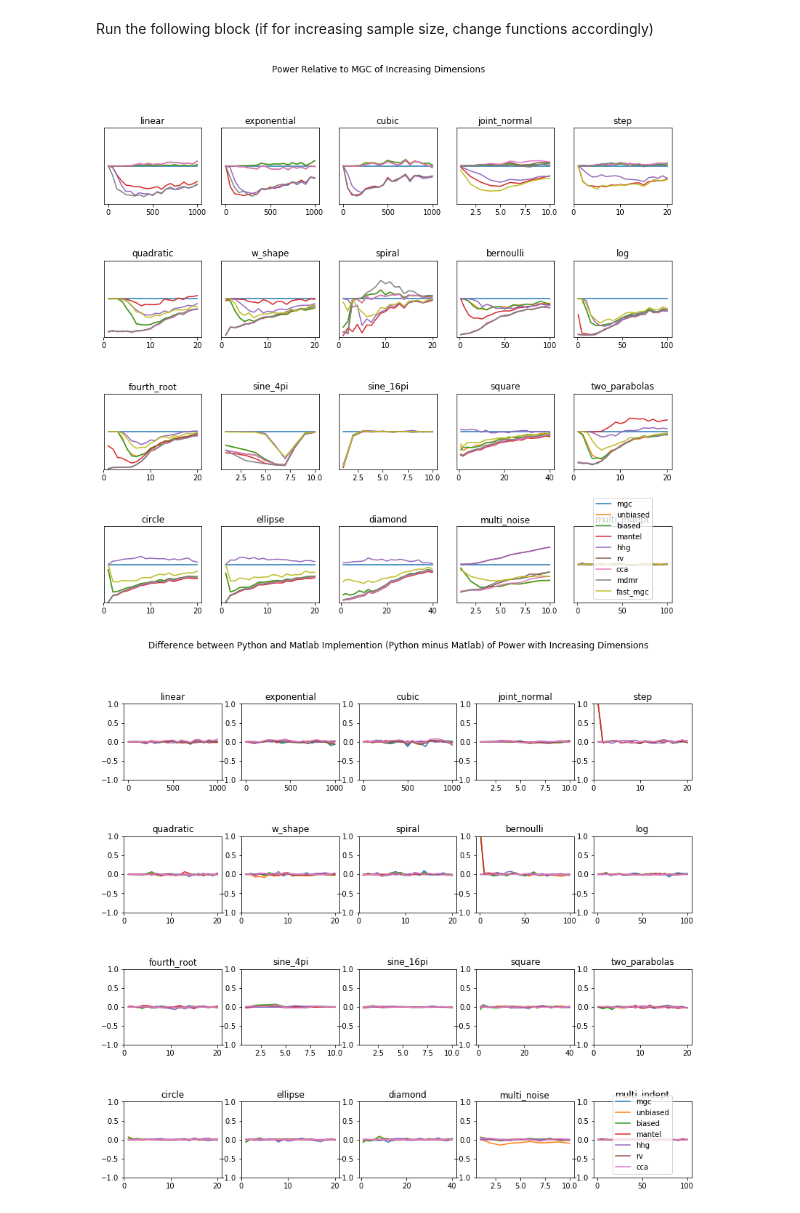
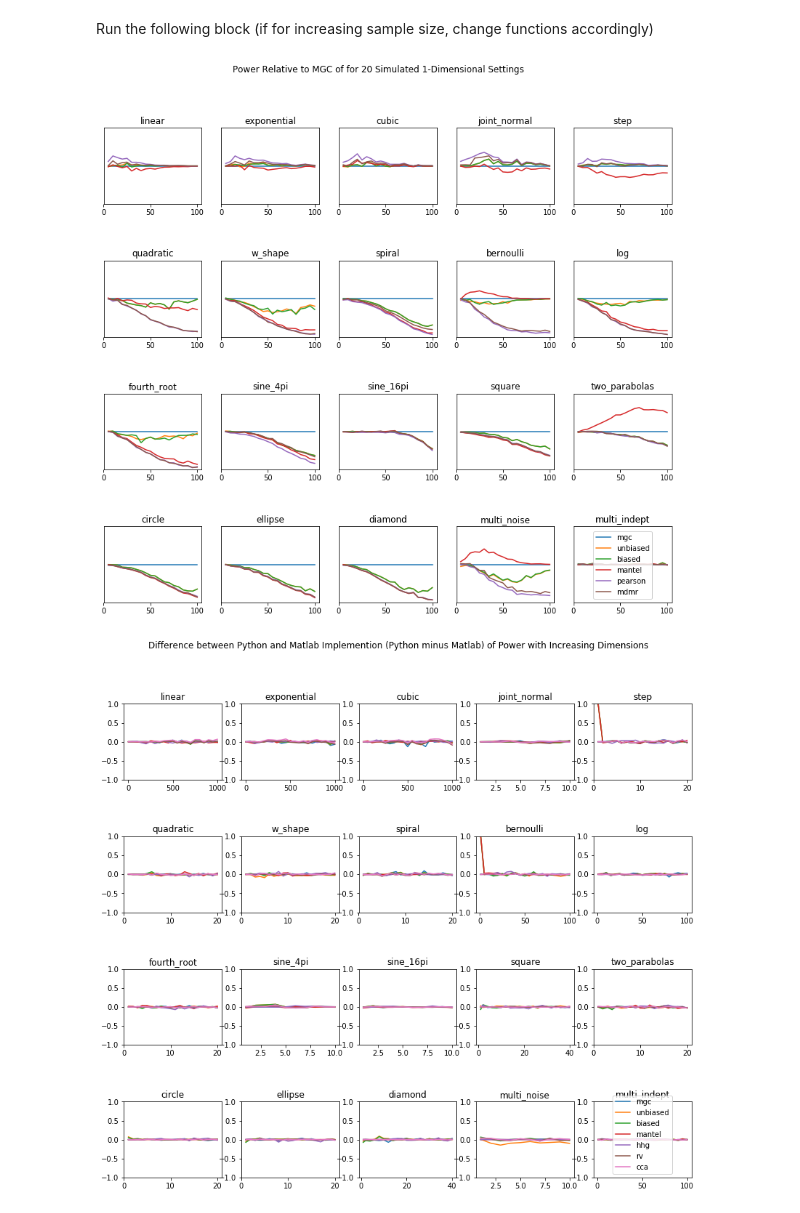
Before and after one commit to neurodata/mgcpy-old, a Jupyter notebook: demos/figure_2_power_curve.ipynb, the cells around one changed output. Saved outputs shown, nothing was run; the diff lists cells and outputs as text; code cells hidden in the pictures.

Commit message:
updated power curves in readme

```diff
--- a/demos/figure_2_power_curve.ipynb
+++ b/demos/figure_2_power_curve.ipynb
@@ -166,8 +166,6 @@ def plot_all_curves(which_type):
                 dir_name = '../mgcpy/benchmarks/python_power_curves_dimensions/'
                 if simulation_type in [1, 2, 3]:
                     tests.remove('mdmr')
-                if simulation_type in [9]:
-                    tests.remove('fast_mgc')
                 mgc_power = np.genfromtxt(dir_name + '{}_mgc_dimensions.csv'.format(simulation_type), delimiter=',')
 
                 for test in tests:
@@ -195,14 +193,14 @@ def plot_all_curves(which_type):
     plt.subplots_adjust(hspace=.75)
     if which_type == 'dimension':
         fig.suptitle('Power Relative to MGC of Increasing Dimensions')
-        plt.savefig('../../../../Desktop/Neuro Data Design/mgcpy_dimensions_mdmr_fastmgc')
+        plt.savefig('../../../../Desktop/Neuro Data Design/power_curves_dimensions')
     else:
         fig.suptitle('Power Relative to MGC of for 20 Simulated 1-Dimensional Settings')
-        plt.savefig('../../../../Desktop/Neuro Data Design/mgcpy_sample_size_mdmr_fastmgc')
+        plt.savefig('../../../../Desktop/Neuro Data Design/power_curves_sample_size')
 # %%
-plot_all_curves('dimension')
+plot_all_curves('sample_size')
 # %% [output]
-[figure, old version]
+[figure, new version]
 # %%
 def plot_diff_curves(which_type):
     simulation_names = ['linear', 'exponential', 'cubic','joint_normal', 'step', 'quadratic', 'w_shape', 'spiral',
```
Also changed, not shown: 1 other file.
